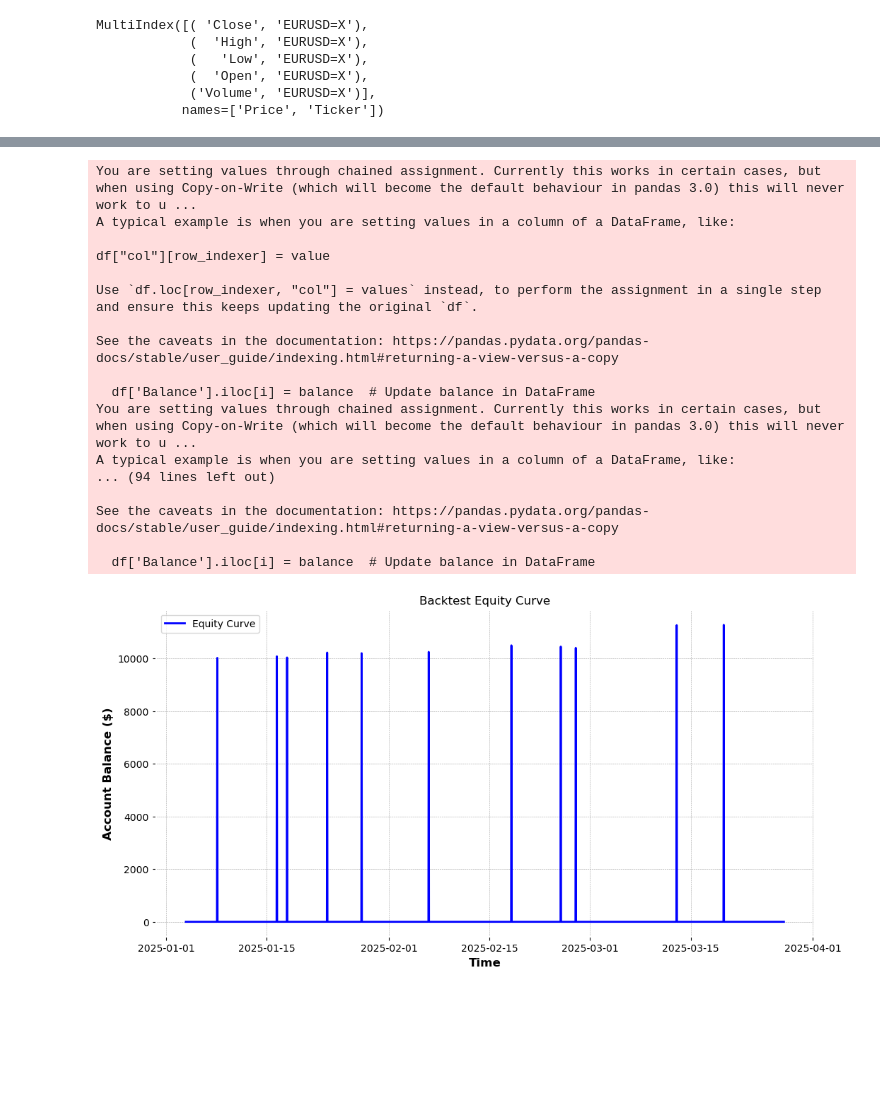
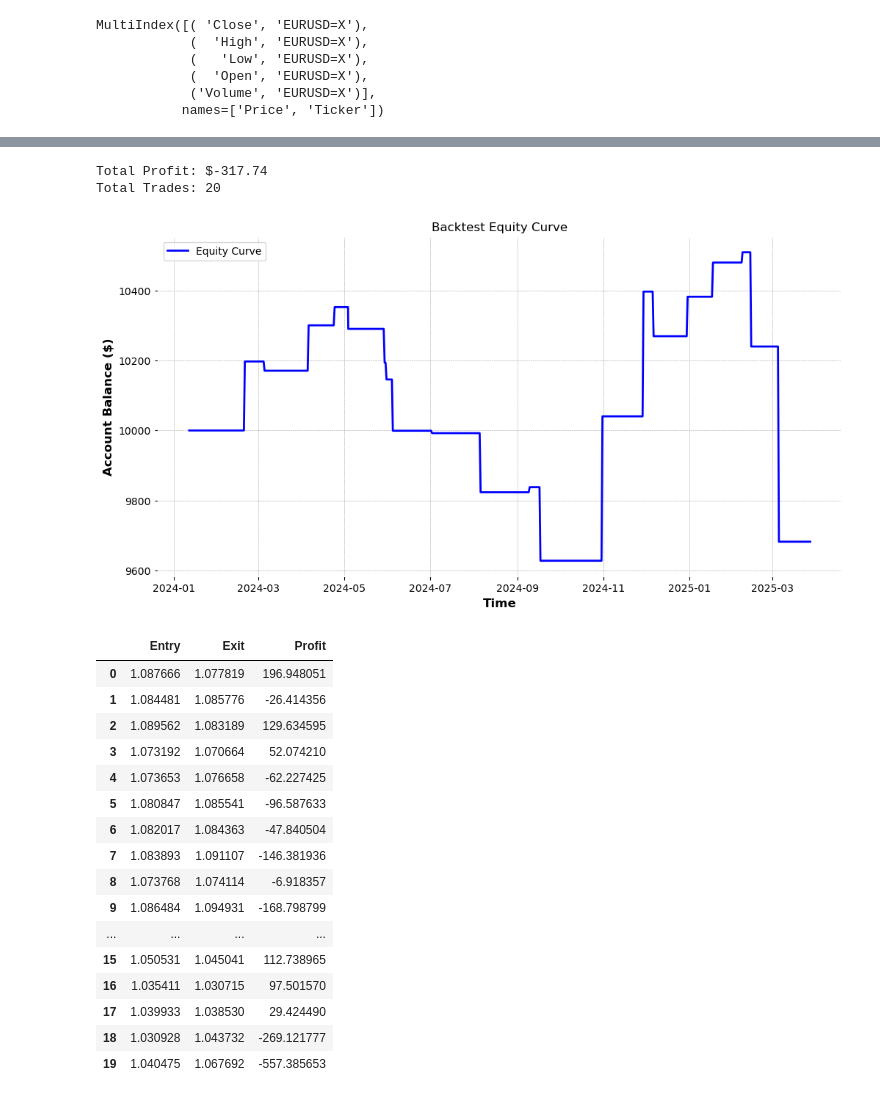
Before and after one commit to haqueWasif/Algorithmic-Trading, a Jupyter notebook: MA-Crossover-Strategy/Strategy_1.ipynb, the cells around one changed output, grey strips where cells are left out. Drawn from its saved outputs; the diff is of its cells as text; code cells hidden in the pictures; blank space fills up the shorter version.

```diff
--- a/MA-Crossover-Strategy/Strategy_1.ipynb
+++ b/MA-Crossover-Strategy/Strategy_1.ipynb
@@ -5,7 +5,7 @@ import numpy as np
 import matplotlib.pyplot as plt
 
 ticker = 'EURUSD=X'
-data = yf.download(ticker, start='2025-01-01', end='2025-03-28', interval='1h')
+data = yf.download(ticker, start='2024-01-01', end='2025-03-28', interval='4h')
 # %% [output]
 [*********************100%***********************]  1 of 1 completed
 # %%
@@ -150,7 +150,9 @@ def backtest_strategy(initial_balance, risk_per_trade, one_pip, exchange_rate):
     buy_price = 0
     sell_price = 0
 
-    df['Balance'] = np.zeros(len(df))
+    for i in range(len(df)):
+        df['Balance'] = initial_balance
+
     trades = []  # Store trade details
 
     for i in range(len(df)):
@@ -158,13 +160,12 @@ def backtest_strategy(initial_balance, risk_per_trade, one_pip, exchange_rate):
             position = 1
             buy_price = df['Close'].iloc[i]
             trade_size = (balance * risk_per_trade) / (10 * one_pip * pip_value * lot_size)  # Risk-based sizing
-            print(trade_size)
         elif df['Signal'].iloc[i] == -1 and position == 1:  # Sell
             position = 0
             sell_price = df['Close'].iloc[i]
             trade_profit = (sell_price - buy_price) * (1 / one_pip) * pip_value * trade_size
             balance += trade_profit
-            df['Balance'].iloc[i] = balance  # Update balance in DataFrame
+            df['Balance'].iloc[i:] = balance  # Update balance in DataFrame
             trades.append({'Entry': buy_price, 'Exit': sell_price, 'Profit': trade_profit})
         elif df['Signal'].iloc[i] == -1 and position == 0:  # Short Sell
             position = -1
@@ -175,7 +176,7 @@ def backtest_strategy(initial_balance, risk_per_trade, one_pip, exchange_rate):
             buy_price = df['Close'].iloc[i]
             trade_profit = (sell_price - buy_price) * (1 / one_pip) * pip_value * trade_size
             balance += trade_profit
-            df['Balance'].iloc[i] = balance
+            df['Balance'].iloc[i:] = balance
             trades.append({'Entry': sell_price, 'Exit': buy_price, 'Profit': trade_profit})
 
     return balance, pd.DataFrame(trades)
@@ -216,4 +217,6 @@ def analyze_results(initial_balance, risk_per_trade, one_pip=0.0001, exchange_ra
 
 # Example usage
 trades_df = analyze_results(10000, 0.02)
+
+trades_df
 # %% [output]
@@ -234,18 +240,20 @@ Total Trades: 11
-You are setting values through chained assignment. Currently this works in certain cases, but when using Copy-on-Write (which will become the default behaviour in pandas 3.0) this will never work to u ...
-A typical example is when you are setting values in a column of a DataFrame, like:
-
-df["col"][row_indexer] = value
-
-Use `df.loc[row_indexer, "col"] = values` instead, to perform the assignment in a single step and ensure this keeps updating the original `df`.
-
-See the caveats in the documentation: https://pandas.pydata.org/pandas-docs/stable/user_guide/indexing.html#returning-a-view-versus-a-copy
-
-  df['Balance'].iloc[i] = balance  # Update balance in DataFrame
-You are setting values through chained assignment. Currently this works in certain cases, but when using Copy-on-Write (which will become the default behaviour in pandas 3.0) this will never work to u ...
-A typical example is when you are setting values in a column of a DataFrame, like:
-... (94 lines left out)
-
-See the caveats in the documentation: https://pandas.pydata.org/pandas-docs/stable/user_guide/indexing.html#returning-a-view-versus-a-copy
-
-  df['Balance'].iloc[i] = balance  # Update balance in DataFrame
+Total Profit: $-317.74
+Total Trades: 20
-[figure, old version]
+[figure, new version]
+|  | Entry | Exit | Profit |
+| 0 | 1.087666 | 1.077819 | 196.948051 |
+| 1 | 1.084481 | 1.085776 | -26.414356 |
+| 2 | 1.089562 | 1.083189 | 129.634595 |
+| 3 | 1.073192 | 1.070664 | 52.074210 |
+| 4 | 1.073653 | 1.076658 | -62.227425 |
+| 5 | 1.080847 | 1.085541 | -96.587633 |
+| 6 | 1.082017 | 1.084363 | -47.840504 |
+| 7 | 1.083893 | 1.091107 | -146.381936 |
+| 8 | 1.073768 | 1.074114 | -6.918357 |
+| 9 | 1.086484 | 1.094931 | -168.798799 |
+| ... | ... | ... | ... |
+| 15 | 1.050531 | 1.045041 | 112.738965 |
+| 16 | 1.035411 | 1.030715 | 97.501570 |
+| 17 | 1.039933 | 1.038530 | 29.424490 |
+| 18 | 1.030928 | 1.043732 | -269.121777 |
+| 19 | 1.040475 | 1.067692 | -557.385653 |
```
Also changed, not shown: parts of 5 cells of this notebook.
